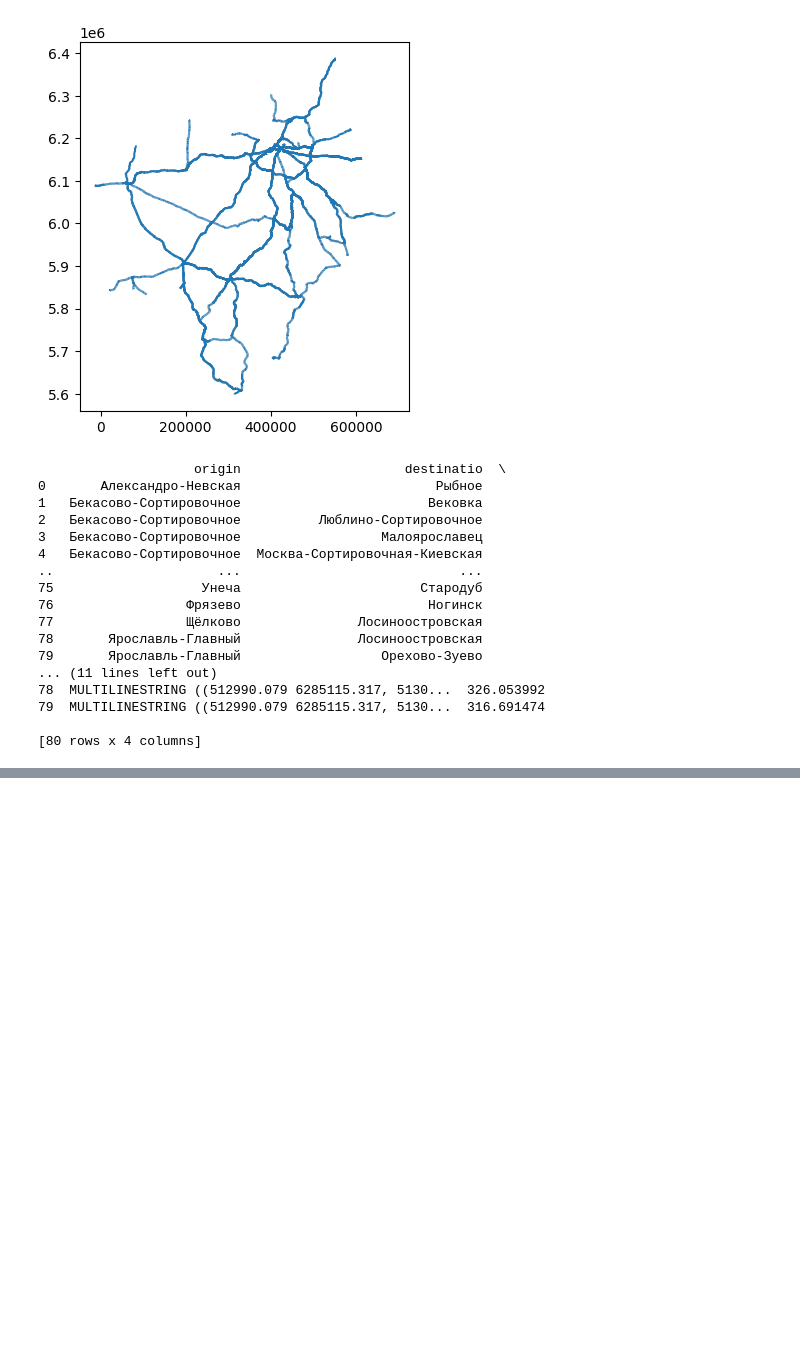
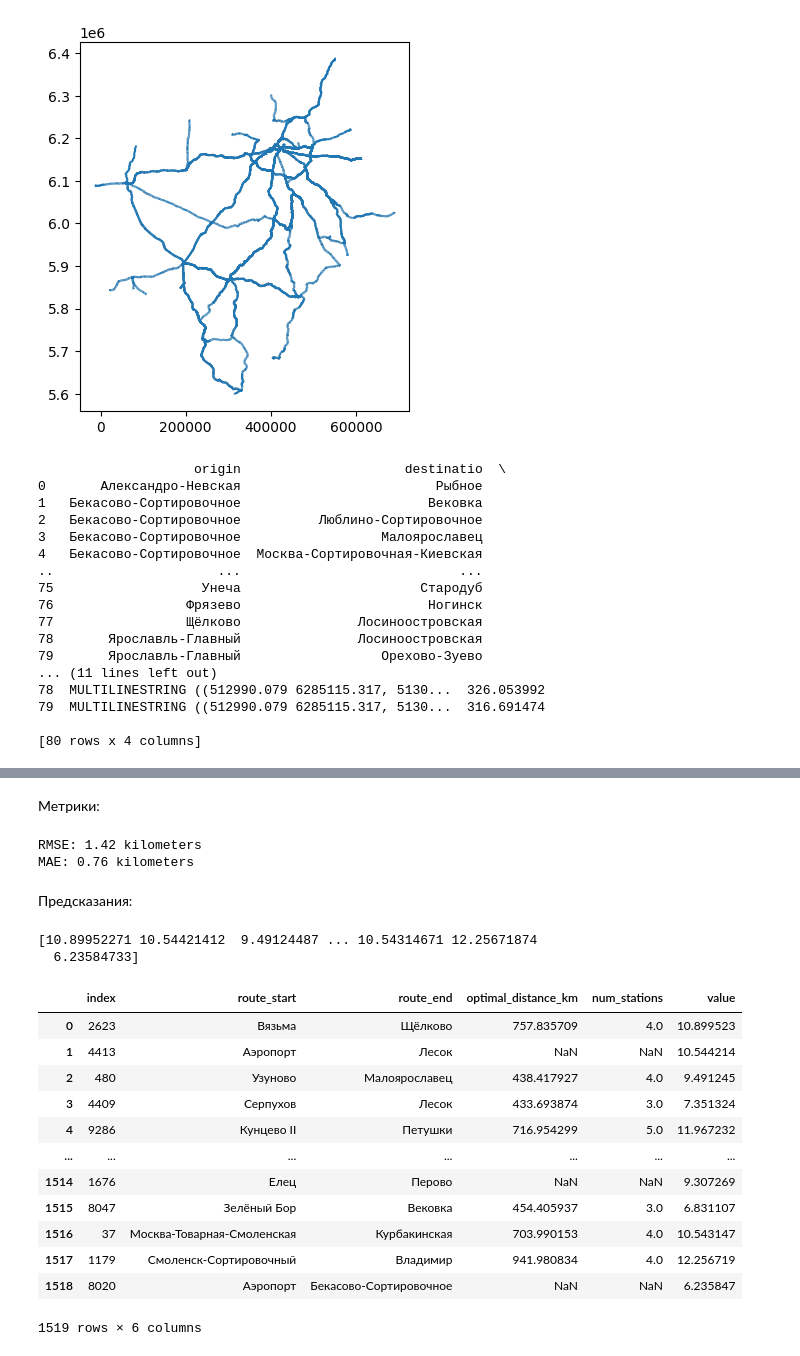
Before and after one commit to melarozz/rzhd_hackathon, a Jupyter notebook: rzhd-hackathon.ipynb, the cells around one changed output, grey strips where cells are left out. Cells and saved outputs as stored; diff of their text form; code cells hidden in the pictures; blank space fills up the shorter version.

```diff
--- a/rzhd-hackathon.ipynb
+++ b/rzhd-hackathon.ipynb
@@ -102,0 +221,22 @@ print(aggregated_data[['origin', 'destinatio','geometry', 'length_km']])
+# %%
+catboost_params = {
+    'iterations': 1000,
+    'learning_rate': 0.1,
+    'depth': 10,
+    'loss_function': 'RMSE',
+    'random_seed': 42
+}
+
+train_pool = Pool(data=X_train, label=y_train)
+val_pool = Pool(data=X_val, label=y_val)
+
+# Запускаем кросс-валидацию
+cv_results = cv(pool=train_pool,
+                params=catboost_params,
+                fold_count=5,
+                verbose=100,
+                plot=True)
+
+best_iteration = len(cv_results)
+
+print(f"Best RMSE: {cv_results['test-RMSE-mean'].min():.2f} ± {cv_results['test-RMSE-std'].mean():.2f} at iteration {best_iteration}")
@@ -102,0 +262,9 @@ print(aggregated_data[['origin', 'destinatio','geometry', 'length_km']])
+# %%
+# CatBoostRegressor с лучшими параметрами
+best_model = CatBoostRegressor(iterations=best_iteration,
+                               learning_rate=0.1,
+                               depth=10,
+                               loss_function='RMSE',
+                               random_seed=42)
+
+best_model.fit(X, y, verbose=100)
@@ -102,0 +284,42 @@ print(aggregated_data[['origin', 'destinatio','geometry', 'length_km']])
+# %% [markdown]
+Метрики:
+# %%
+y_pred = best_model.predict(X_val)
+
+from sklearn.metrics import mean_squared_error, mean_absolute_error
+
+# Calculate RMSE and MAE
+rmse = mean_squared_error(y_val, y_pred, squared=False)
+mae = mean_absolute_error(y_val, y_pred)
+
+print(f"RMSE: {rmse:.2f} kilometers")
+print(f"MAE: {mae:.2f} kilometers")
+# %% [output]
+RMSE: 1.42 kilometers
+MAE: 0.76 kilometers
+# %% [markdown]
+Предсказания:
+# %%
+test_pred = best_model.predict(test_df.drop(columns=['route_start', 'route_end']))
+print(test_pred)
+# %% [output]
+[10.89952271 10.54421412  9.49124487 ... 10.54314671 12.25671874
+  6.23584733]
+# %%
+test_df["value"] = test_pred
+# %%
+test_df
+# %% [output]
+|  | index | route_start | route_end | optimal_distance_km | num_stations | value |
+| 0 | 2623 | Вязьма | Щёлково | 757.835709 | 4.0 | 10.899523 |
+| 1 | 4413 | Аэропорт | Лесок | NaN | NaN | 10.544214 |
+| 2 | 480 | Узуново | Малоярославец | 438.417927 | 4.0 | 9.491245 |
+| 3 | 4409 | Серпухов | Лесок | 433.693874 | 3.0 | 7.351324 |
+| 4 | 9286 | Кунцево II | Петушки | 716.954299 | 5.0 | 11.967232 |
+| ... | ... | ... | ... | ... | ... | ... |
+| 1514 | 1676 | Елец | Перово | NaN | NaN | 9.307269 |
+| 1515 | 8047 | Зелёный Бор | Вековка | 454.405937 | 3.0 | 6.831107 |
+| 1516 | 37 | Москва-Товарная-Смоленская | Курбакинская | 703.990153 | 4.0 | 10.543147 |
+| 1517 | 1179 | Смоленск-Сортировочный | Владимир | 941.980834 | 4.0 | 12.256719 |
+| 1518 | 8020 | Аэропорт | Бекасово-Сортировочное | NaN | NaN | 6.235847 |
+1519 rows × 6 columns
```
Also changed, not shown: parts of 23 cells of this notebook.
